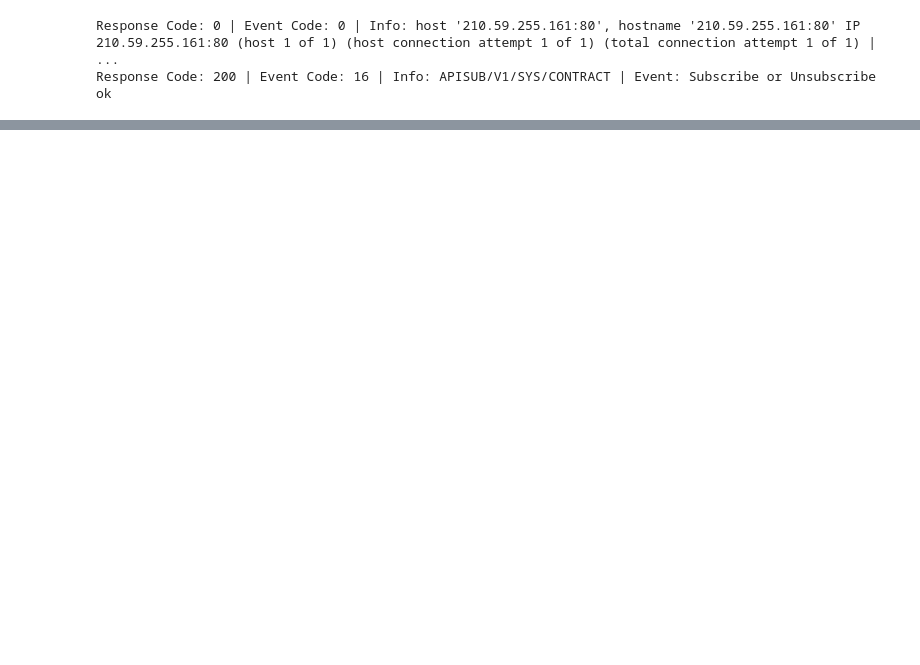
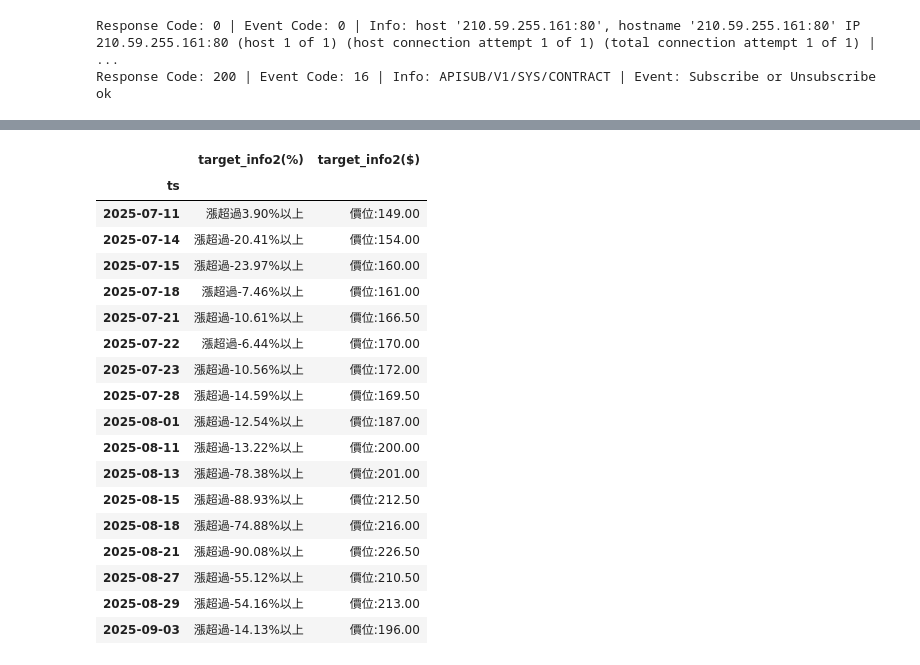
Before and after one commit to gostcok/WarningList, a Jupyter notebook: shioaji.ipynb, the cells around one changed output, grey strips where cells are left out. Saved outputs shown, nothing was run; the diff lists cells and outputs as text; code cells hidden in the pictures; blank space fills up the shorter version.

```diff
--- a/shioaji.ipynb
+++ b/shioaji.ipynb
@@ -20,10 +20,11 @@ api=get_api()  # 自動登入
 Response Code: 0 | Event Code: 0 | Info: host '210.59.255.161:80', hostname '210.59.255.161:80' IP 210.59.255.161:80 (host 1 of 1) (host connection attempt 1 of 1) (total connection attempt 1 of 1) |  ...
 Response Code: 200 | Event Code: 16 | Info: APISUB/V1/SYS/CONTRACT | Event: Subscribe or Unsubscribe ok
 # %%
-stock_code='6515'
+def get_kbar(stock_code) :
+    kbars = api.kbars(
+        contract=api.Contracts.Stocks[stock_code],
+        start=(datetime.now() - timedelta(days=200)).strftime("%Y-%m-%d"),
+        end=datetime.now().strftime("%Y-%m-%d"),
+    )
 
-kbars = api.kbars(
-    contract=api.Contracts.Stocks[stock_code],
-    start=(datetime.now() - timedelta(days=20)).strftime("%Y-%m-%d"),
-    end=datetime.now().strftime("%Y-%m-%d"),
-)
+    return kbars
@@ -29,0 +78,66 @@ kbars = api.kbars(
+# %%
+stock_code='3167'
+kbars=get_kbar(stock_code)
+
+df = pd.DataFrame({**kbars})
+df.ts = pd.to_datetime(df.ts)
+
+# df
+df = df.groupby(df.ts.dt.date).agg({ "Open": "first", "High": "max", "Low": "min", "Close": "last", "Volume": "sum", "Amount": "sum" })
+df.drop(columns=["Open", "High", "Low", 'Amount','Volume'], inplace=True)
+df['code']=stock_code
+df['30pct'] = df['Close'].pct_change(29)
+df['60pct'] = df['Close'].pct_change(59)
+df['90pct'] = df['Close'].pct_change(89)
+
+iterm2_1 = (df['30pct'] * 100 >100)
+iterm2_2 = (df['60pct'] * 100 >130)
+iterm2_3 = (df['90pct'] * 100 >160)
+
+item2_all = (df['Close']>df["Close"].shift(1))
+
+df['notice'] = (iterm2_1 | iterm2_2 | iterm2_3) & item2_all
+df['pre_punished'] = df['notice']
+
+df['target_pct2_1(%)'] = (100-df['Close'].pct_change(28)*100).where(df['pre_punished'])
+df['target_pct2_2(%)'] = (130-df['Close'].pct_change(58)*100).where(df['pre_punished'])
+df['target_pct2_3(%)'] = (160-df['Close'].pct_change(88)*100).where(df['pre_punished'])
+
+df['target_pct_2($)'] = df['Close'].where(df['pre_punished'])
+
+df['target_info2(%)'] = df.apply(
+    lambda row: '起訖漲幅一定達標' if pd.notna(row['target_pct2_1(%)']) and max(row['target_pct2_1(%)'],row['target_pct2_2(%)'],row['target_pct2_3(%)']) < -10
+                else f"漲超過{min(row['target_pct2_1(%)'],row['target_pct2_2(%)'],row['target_pct2_3(%)']):.2f}%以上"
+                if pd.notna(row['target_pct2_1(%)']) else None,
+    axis=1
+)
+
+df['target_info2($)'] = df.apply(
+    lambda row: f"價位:{row['target_pct_2($)']:.2f}"
+                if pd.notna(row['target_pct_2($)']) else None,
+    axis=1
+)
+
+# df[df["notice"]]['notice']
+df[df['pre_punished']][['target_info2(%)','target_info2($)']]
+# df[df['pre_punished']]
+# %% [output]
+|  | target_info2(%) | target_info2($) |
+| ts |  |  |
+| 2025-07-11 | 漲超過3.90%以上 | 價位:149.00 |
+| 2025-07-14 | 漲超過-20.41%以上 | 價位:154.00 |
+| 2025-07-15 | 漲超過-23.97%以上 | 價位:160.00 |
+| 2025-07-18 | 漲超過-7.46%以上 | 價位:161.00 |
+| 2025-07-21 | 漲超過-10.61%以上 | 價位:166.50 |
+| 2025-07-22 | 漲超過-6.44%以上 | 價位:170.00 |
+| 2025-07-23 | 漲超過-10.56%以上 | 價位:172.00 |
+| 2025-07-28 | 漲超過-14.59%以上 | 價位:169.50 |
+| 2025-08-01 | 漲超過-12.54%以上 | 價位:187.00 |
+| 2025-08-11 | 漲超過-13.22%以上 | 價位:200.00 |
+| 2025-08-13 | 漲超過-78.38%以上 | 價位:201.00 |
+| 2025-08-15 | 漲超過-88.93%以上 | 價位:212.50 |
+| 2025-08-18 | 漲超過-74.88%以上 | 價位:216.00 |
+| 2025-08-21 | 漲超過-90.08%以上 | 價位:226.50 |
+| 2025-08-27 | 漲超過-55.12%以上 | 價位:210.50 |
+| 2025-08-29 | 漲超過-54.16%以上 | 價位:213.00 |
+| 2025-09-03 | 漲超過-14.13%以上 | 價位:196.00 |
```
Also changed, not shown: parts of 21 cells of this notebook, 20 other files.
